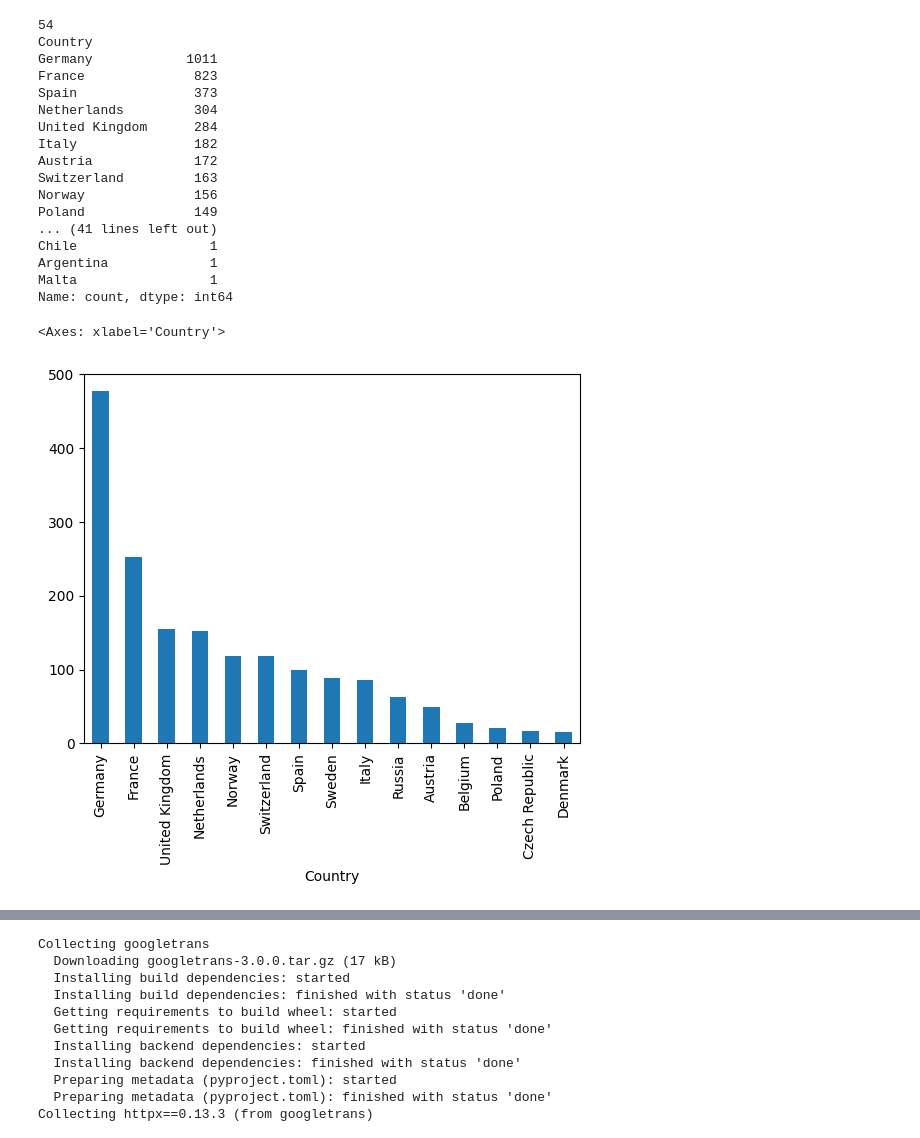
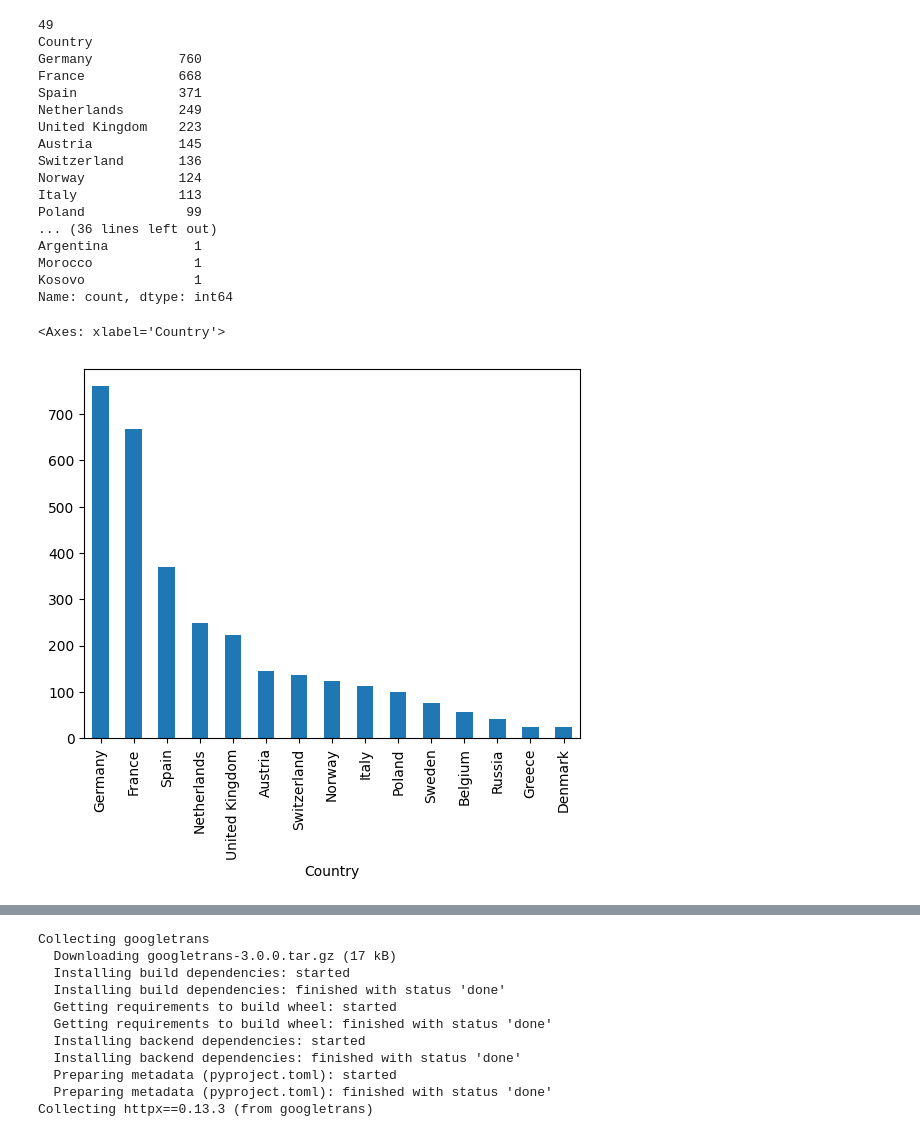
Before and after one commit to premstaller1/Masterarbeit, a Jupyter notebook: gis/analysis.ipynb, the cells around one changed output, grey strips where cells are left out. Cells and saved outputs as stored; diff of their text form; code cells hidden in the pictures.

Commit message:
updated country and lat

```diff
--- a/gis/analysis.ipynb
+++ b/gis/analysis.ipynb
@@ -1,52 +1,50 @@
 # %%
 #analysis of country distribution from my datasets
 #!pip install matplotlib
 import pandas as pd
 import matplotlib
 
 #load the data from my locations folder and read the csv files
 #I have 10 datasets, so I will read them all
-df1 = pd.read_csv('locations/combined_data.csv')
-df2 = pd.read_csv('locations/location_amadeus.csv')
+df1 = pd.read_csv('locations/combined_excel_new.csv')
 
 #count the number of each country
 country_count = df1["Country"].value_counts()
-country_count2 = df2["Country"].value_counts()
 
 #print(country_count)
 #show total number of rows
 print(country_count.count())
 print(country_count)
 #show the number of unique countries
 
 
 #plot the data
 #country_count.plot(kind='bar')
 #show only the top 10 countries
 #country_count[:15].plot(kind='bar')
-country_count2[:15].plot(kind='bar')
+country_count[:15].plot(kind='bar')
 
 #country_count[10:30].plot(kind='bar', color='red')
 # %% [output]
-54
+49
 Country
-Germany            1011
-France              823
-Spain               373
-Netherlands         304
-United Kingdom      284
-Italy               182
-Austria             172
-Switzerland         163
-Norway              156
-Poland              149
-... (41 lines left out)
-Chile                 1
-Argentina             1
-Malta                 1
+Germany           760
+France            668
+Spain             371
+Netherlands       249
+United Kingdom    223
+Austria           145
+Switzerland       136
+Norway            124
+Italy             113
+Poland             99
+... (36 lines left out)
+Argentina           1
+Morocco             1
+Kosovo              1
 Name: count, dtype: int64
 <Axes: xlabel='Country'>
-[figure, old version]
+[figure, new version]
 # %%
 import pandas as pd
 import requests
```
Also changed, not shown: parts of 3 cells of this notebook, 3 other files.
